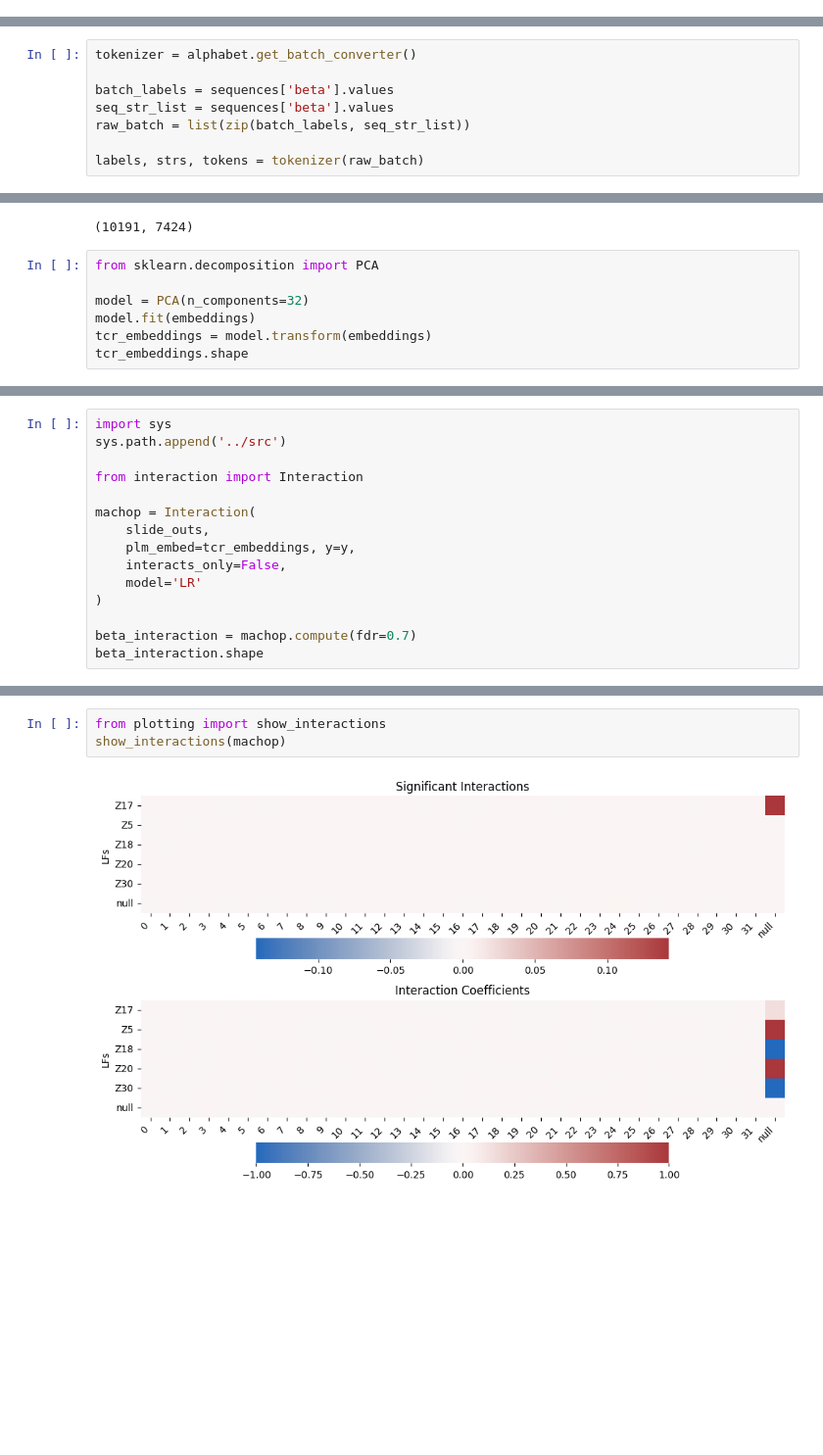
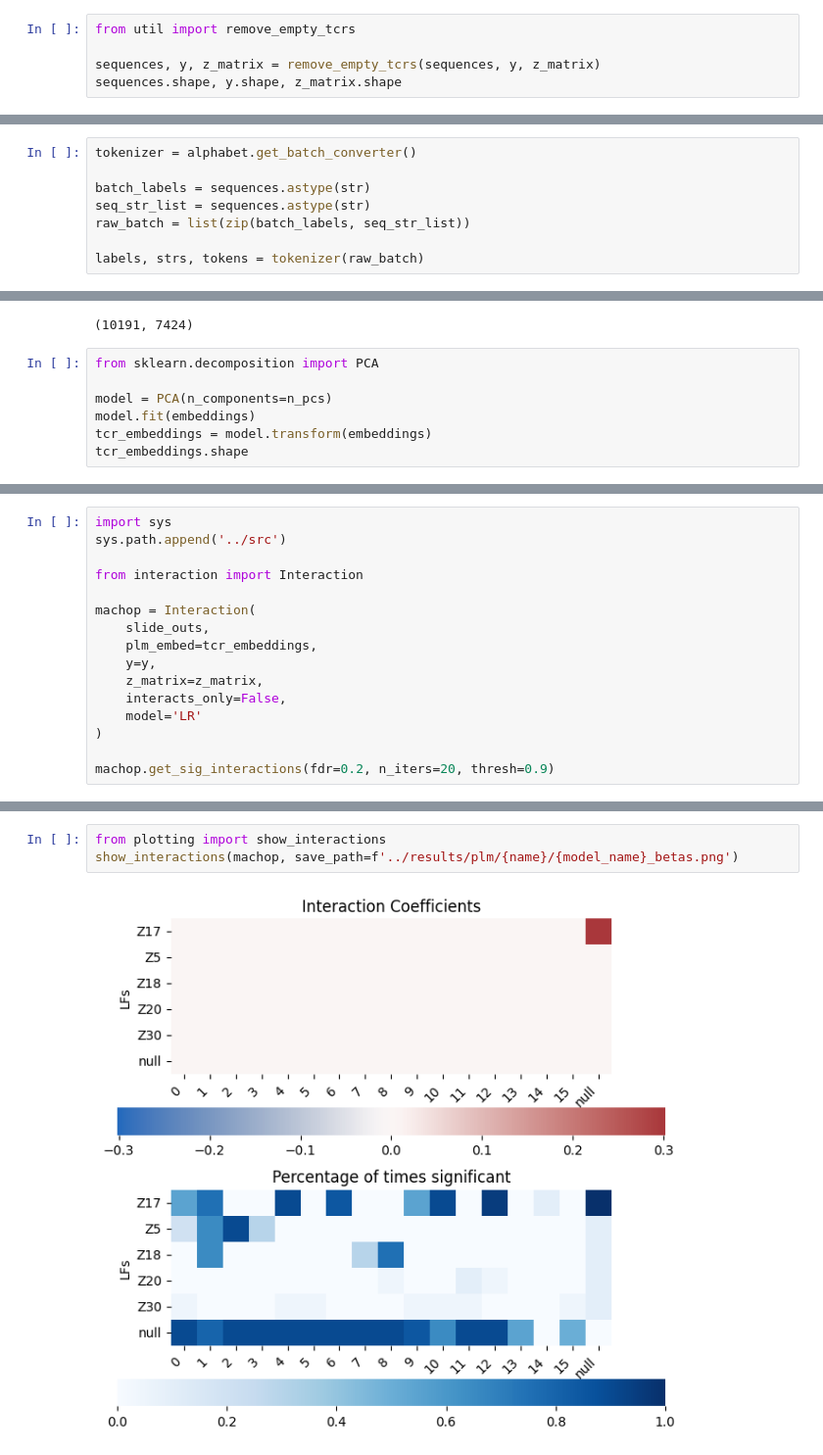
Before and after one commit to alw399/SLIDE_PLM, a Jupyter notebook: notebooks/plm.ipynb, the cells around one changed output, grey strips where cells are left out. Shown: that part at 98% size. Drawn from its saved outputs; the diff is of its cells as text; blank space fills up the shorter version.

```diff
--- a/notebooks/plm.ipynb
+++ b/notebooks/plm.ipynb
@@ -20,0 +46,5 @@ sequences['beta'] = sequences['V1']
+# %%
+from util import remove_empty_tcrs
+
+sequences, y, z_matrix = remove_empty_tcrs(sequences, y, z_matrix)
+sequences.shape, y.shape, z_matrix.shape
@@ -35,8 +67,8 @@ embedder = from_pretrained(
 # %%
 tokenizer = alphabet.get_batch_converter()
 
-batch_labels = sequences['beta'].values
-seq_str_list = sequences['beta'].values
+batch_labels = sequences.astype(str)
+seq_str_list = sequences.astype(str)
 raw_batch = list(zip(batch_labels, seq_str_list))
 
 labels, strs, tokens = tokenizer(raw_batch)
@@ -54,7 +86,7 @@ embeddings.shape
 # %%
 from sklearn.decomposition import PCA
 
-model = PCA(n_components=32)
+model = PCA(n_components=n_pcs)
 model.fit(embeddings)
 tcr_embeddings = model.transform(embeddings)
 tcr_embeddings.shape
@@ -91,11 +125,12 @@ from interaction import Interaction
 
 machop = Interaction(
     slide_outs,
-    plm_embed=tcr_embeddings, y=y,
+    plm_embed=tcr_embeddings,
+    y=y,
+    z_matrix=z_matrix,
     interacts_only=False,
     model='LR'
 )
 
-beta_interaction = machop.compute(fdr=0.7)
-beta_interaction.shape
+machop.get_sig_interactions(fdr=0.2, n_iters=20, thresh=0.9)
 # %% [output]
@@ -104,5 +138,5 @@ Found 47 significant values with FDR=0.7
 # %%
 from plotting import show_interactions
-show_interactions(machop)
+show_interactions(machop, save_path=f'../results/plm/{name}/{model_name}_betas.png')
 # %% [output]
-[figure, old version]
+[figure, new version]
```
Also changed, not shown: parts of 18 cells of this notebook, 5 other files.
